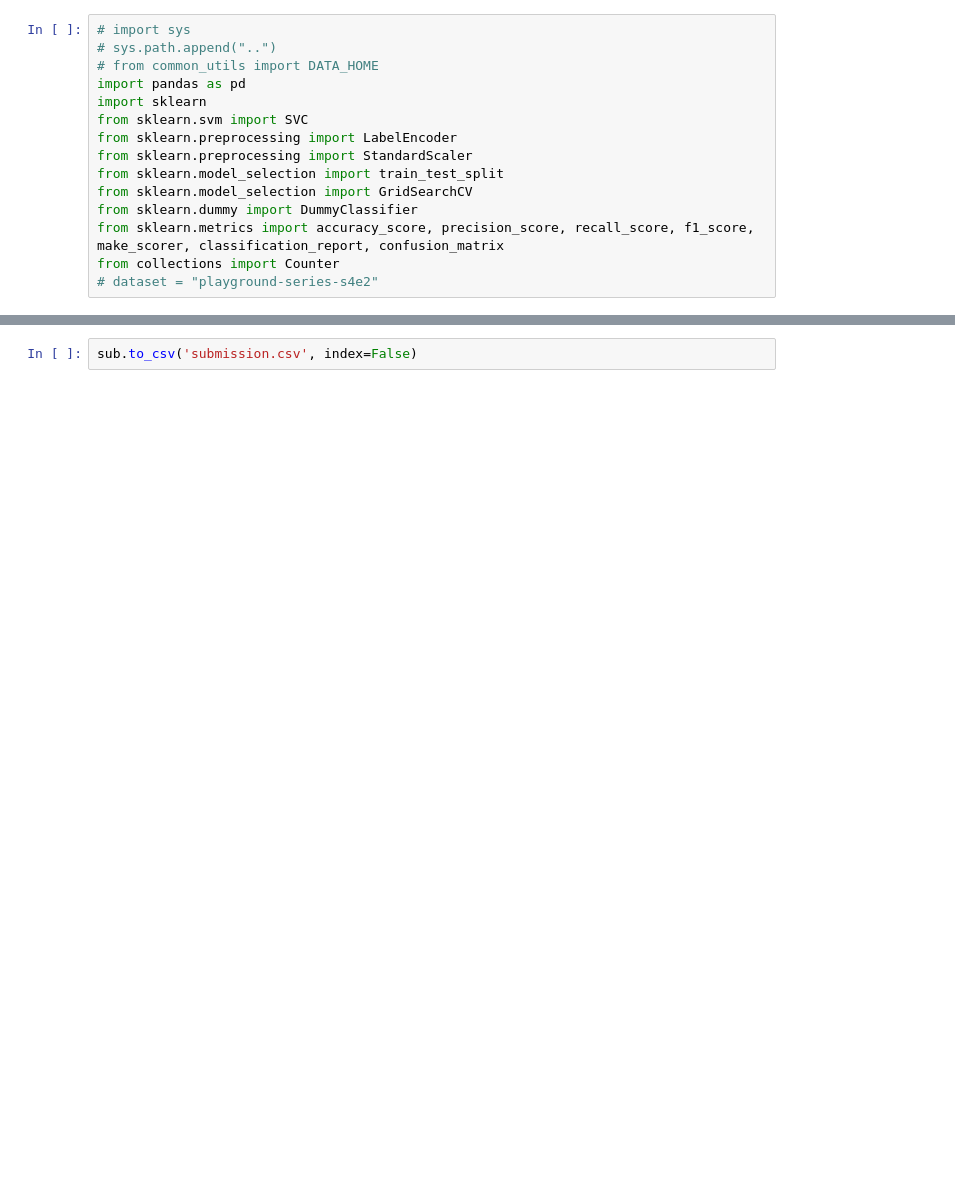
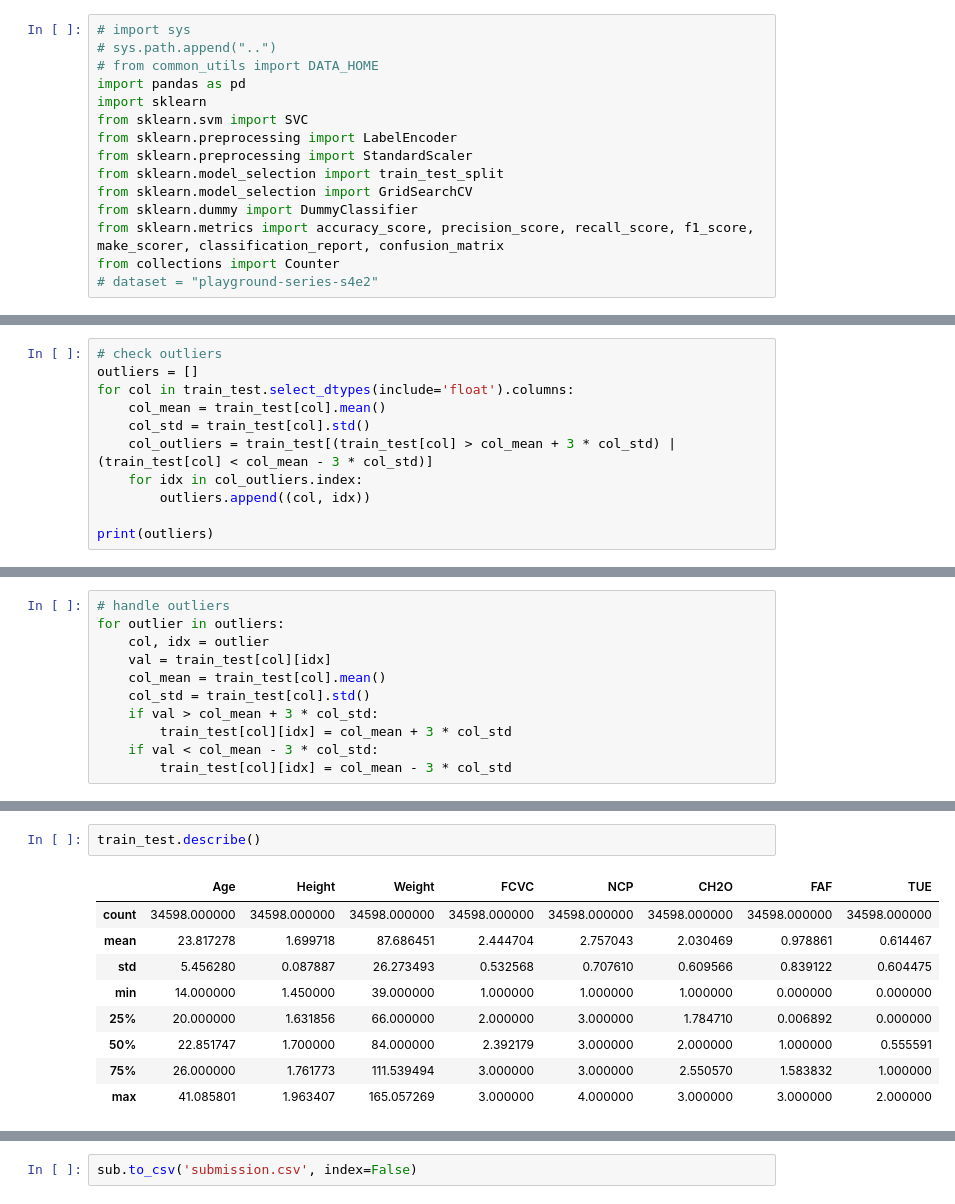
Before and after one commit to ShiboXing/SOTA, a Jupyter notebook: svm/load_data.ipynb, the cells around one changed output, grey strips where cells are left out. Drawn from its saved outputs; the diff is of its cells as text; blank space fills up the shorter version.

Commit message:
fix: outliers and encoding

```diff
--- a/svm/load_data.ipynb
+++ b/svm/load_data.ipynb
@@ -26,0 +65,11 @@ test_data[test_data["CALC"]=="Always"]
+# %%
+# check outliers
+outliers = []
+for col in train_test.select_dtypes(include='float').columns:
+    col_mean = train_test[col].mean()
+    col_std = train_test[col].std()
+    col_outliers = train_test[(train_test[col] > col_mean + 3 * col_std) | (train_test[col] < col_mean - 3 * col_std)]
+    for idx in col_outliers.index:
+        outliers.append((col, idx))
+
+print(outliers)
@@ -26,0 +78,11 @@ test_data[test_data["CALC"]=="Always"]
+# %%
+# handle outliers
+for outlier in outliers:
+    col, idx = outlier
+    val = train_test[col][idx]
+    col_mean = train_test[col].mean()
+    col_std = train_test[col].std()
+    if val > col_mean + 3 * col_std:
+        train_test[col][idx] = col_mean + 3 * col_std
+    if val < col_mean - 3 * col_std:
+        train_test[col][idx] = col_mean - 3 * col_std
@@ -26,0 +107,12 @@ test_data[test_data["CALC"]=="Always"]
+# %%
+train_test.describe()
+# %% [output]
+|  | Age | Height | Weight | FCVC | NCP | CH2O | FAF | TUE |
+| count | 34598.000000 | 34598.000000 | 34598.000000 | 34598.000000 | 34598.000000 | 34598.000000 | 34598.000000 | 34598.000000 |
+| mean | 23.817278 | 1.699718 | 87.686451 | 2.444704 | 2.757043 | 2.030469 | 0.978861 | 0.614467 |
+| std | 5.456280 | 0.087887 | 26.273493 | 0.532568 | 0.707610 | 0.609566 | 0.839122 | 0.604475 |
+| min | 14.000000 | 1.450000 | 39.000000 | 1.000000 | 1.000000 | 1.000000 | 0.000000 | 0.000000 |
+| 25% | 20.000000 | 1.631856 | 66.000000 | 2.000000 | 3.000000 | 1.784710 | 0.006892 | 0.000000 |
+| 50% | 22.851747 | 1.700000 | 84.000000 | 2.392179 | 3.000000 | 2.000000 | 1.000000 | 0.555591 |
+| 75% | 26.000000 | 1.761773 | 111.539494 | 3.000000 | 3.000000 | 2.550570 | 1.583832 | 1.000000 |
+| max | 41.085801 | 1.963407 | 165.057269 | 3.000000 | 4.000000 | 3.000000 | 3.000000 | 2.000000 |
```
Also changed, not shown: parts of 23 cells of this notebook.
